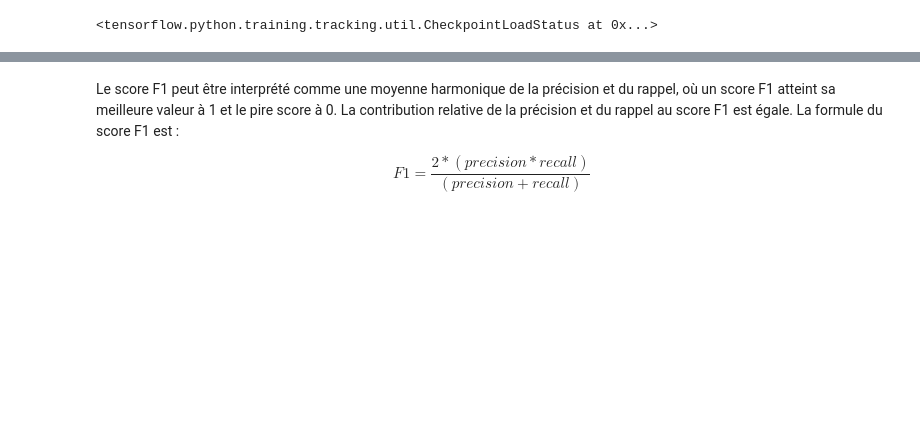
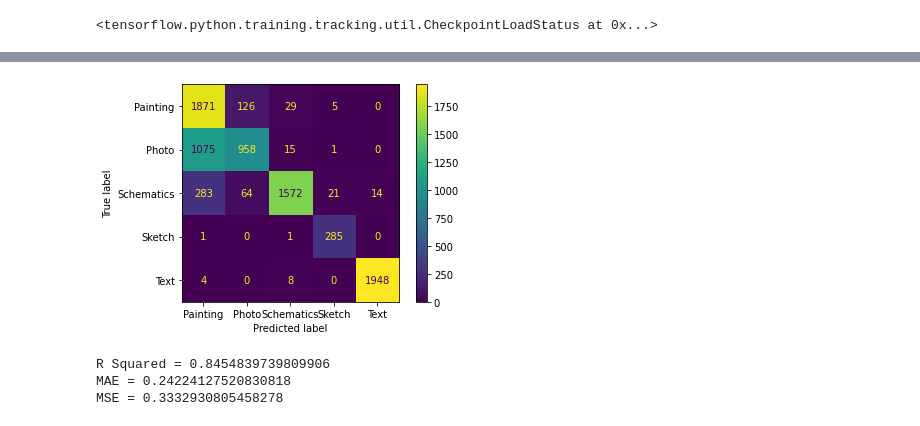
Before and after one commit to km229/leyenda_project, a Jupyter notebook: L1.ipynb, the cells around one changed output, grey strips where cells are left out. Cells and saved outputs as stored; diff of their text form; code cells hidden in the pictures; blank space fills up the shorter version.

Commit message:
Add Comments + Fix Bug Matrix

```diff
--- a/L1.ipynb
+++ b/L1.ipynb
@@ -341,4 +442,6 @@ print (classification_report(val_labels, pred_label))
 # %%
-disp = ConfusionMatrixDisplay(confusion_matrix= results, display_labels= unique_labels[val_labels])
+disp = ConfusionMatrixDisplay(confusion_matrix= results, display_labels= unique_labels)
 disp.plot()
 plt.show()
+# %% [output]
+[figure, added]
@@ -349,4 +447,0 @@ print ('MSE =', mean_squared_error(val_labels, pred_label))
-# %% [markdown]
-Le score F1 peut être interprété comme une moyenne harmonique de la précision et du rappel, où un score F1 atteint sa meilleure valeur à 1 et le pire score à 0. La contribution relative de la précision et du rappel au score F1 est égale. La formule du score F1 est :
-
-$$ F1 =  \frac{2 * (precision * recall)}{(precision + recall)}  $$
@@ -367,0 +448,8 @@ print ('F1 Score Macro =', f1_score(val_labels, pred_label, average='micro'))
+# %%
+print ('R Squared =', r2_score(val_labels, pred_label))
+print ('MAE =', mean_absolute_error(val_labels, pred_label))
+print ('MSE =', mean_squared_error(val_labels, pred_label))
+# %% [output]
+R Squared = 0.8454839739809906
+MAE = 0.24224127520830818
+MSE = 0.3332930805458278
```
Also changed, not shown: parts of 39 cells of this notebook.
